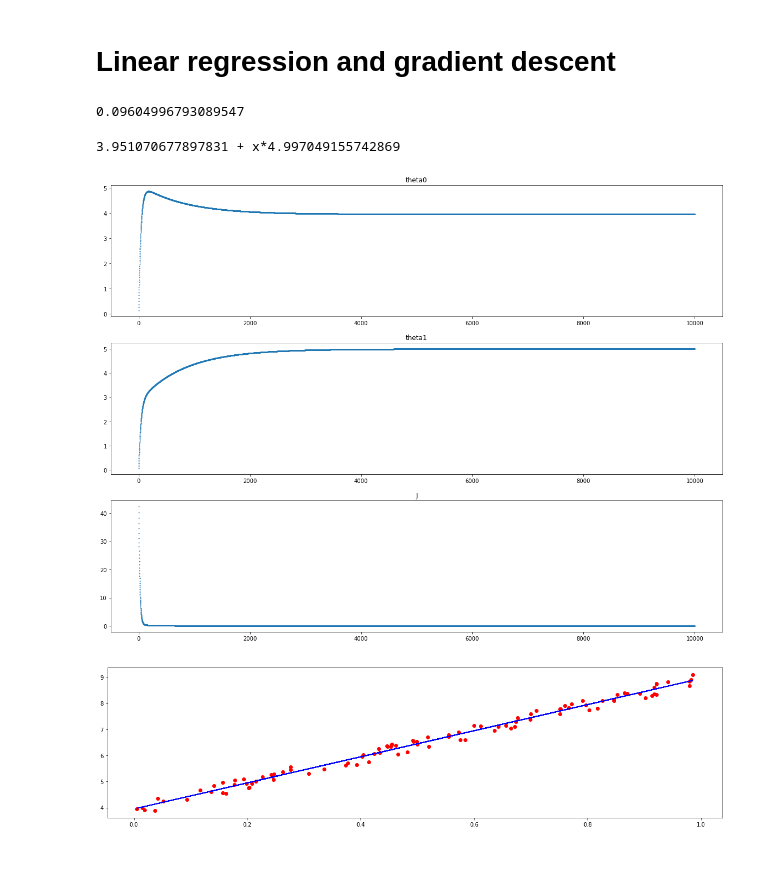
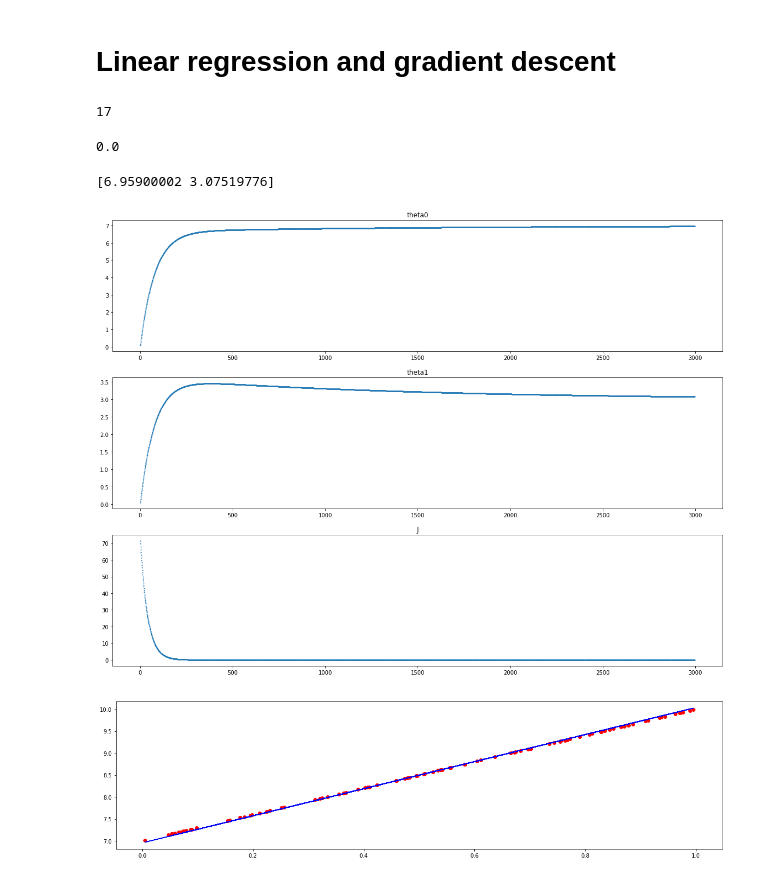
Before and after one commit to loki2302/learning-ml, a Jupyter notebook: math/linear_regression.ipynb, the cells around one changed output. Drawn from its saved outputs; the diff is of its cells as text; code cells hidden in the pictures.

```diff
--- a/math/linear_regression.ipynb
+++ b/math/linear_regression.ipynb
@@ -1,11 +1,19 @@
 # %% [markdown]
 # Linear regression and gradient descent
+# %%
+import numpy as np
+
+def make_linear_regression_model(theta):
+    def f(x):
+        # y = theta[0]*x[0] + theta[1]*x[1] + ... + theta[n-1]*x[n-1]
+        return np.dot(theta, x)
+    return f
+
+model = make_linear_regression_model([2, 3])
+print(model([1, 5])) # =1*2 + 3*5
+# %% [output]
+17
 # %%
-def make_linear_regression_model(theta0, theta1):
-    def f(x):
-        return theta0 + theta1 * x
-    return f
-
 def cost(model, xs, ys):
     sum = 0
     for i in range(0, len(xs)):
@@ -15,11 +23,11 @@ def cost(model, xs, ys):
 import numpy as np
 
 number_of_samples = 100
-xs = np.random.rand(number_of_samples)
-ys = 5*xs + 3.68 + np.random.rand(number_of_samples)*0.5
-xs = xs.tolist()
-ys = ys.tolist()
+xs = np.random.rand(number_of_samples, 1)
+xs = np.insert(xs, 0, 1, 1)
 
-cost(make_linear_regression_model(theta0=3.68, theta1=5), xs, ys)
+ys = 3*xs[:, 1] + 7 #+ np.random.rand(number_of_samples)*0.5
+
+cost(make_linear_regression_model([7, 3]), xs, ys)
 # %% [output]
-0.09604996793089547
+0.0
@@ -26,58 +71,44 @@ cost(make_linear_regression_model(theta0=3.68, theta1=5), xs, ys)
 # %%
-def gradient_descent(make_model, rate, dtheta, iterations, xs, ys):
-    theta0 = 0
-    theta1 = 0
-    history = []
-    for i in range(0, iterations):
-        d_theta0_model_left = make_model(theta0-dtheta/2, theta1)
-        d_theta0_model_right = make_model(theta0+dtheta/2, theta1)
-        d_theta0 = (cost(d_theta0_model_right, xs, ys) - cost(d_theta0_model_left, xs, ys)) / dtheta
+cost_derivative_f1=naive_cost_derivative_calculator(
+    make_model=make_linear_regression_model,
+    dtheta=0.01)
 
-        d_theta1_model_left = make_model(theta0, theta1-dtheta/2)
-        d_theta1_model_right = make_model(theta0, theta1+dtheta/2)
-        d_theta1 = (cost(d_theta1_model_right, xs, ys) - cost(d_theta1_model_left, xs, ys)) / dtheta
-
-        theta0 -= rate * (1/len(xs))*d_theta0
-        theta1 -= rate * (1/len(xs))*d_theta1
-
-        history.append((i, theta0, theta1))
-
-    return history
+cost_derivative_f2=linear_regression_model_cost_derivative_calculator()
 
 history = gradient_descent(
-    make_model=make_linear_regression_model,
+    cost_derivative_f=cost_derivative_f2,
     rate=1,
-    dtheta=0.01,
-    iterations=10000,
+    iterations=3000,
     xs=xs,
     ys=ys)
 
-(_, theta0, theta1) = history[-1]
-print(f'{theta0} + x*{theta1}')
+(_, theta) = history[-1]
+print(theta)
 
 import matplotlib.pyplot as plt
 
 plt.figure(figsize=(20, 15))
 
 plt.subplot(3, 1, 1)
 plt.title('theta0')
-plt.scatter([x[0] for x in history], [x[1] for x in history], s=1)
+plt.scatter([h[0] for h in history], [h[1][0] for h in history], s=1)
 
 plt.subplot(3, 1, 2)
 plt.title('theta1')
-plt.scatter([x[0] for x in history], [x[2] for x in history], s=1)
+plt.scatter([h[0] for h in history], [h[1][1] for h in history], s=1)
 
 plt.subplot(3, 1, 3)
 plt.title('J')
-plt.scatter([x[0] for x in history], [cost(make_linear_regression_model(x[1], x[2]), xs, ys) for x in history], s=1)
+plt.scatter([h[0] for h in history], [cost(make_linear_regression_model(h[1]), xs, ys) for h in history], s=1)
 
 plt.show()
 
+
 plt.figure(figsize=(20, 5))
-plt.scatter(xs, ys, color='r')
-plt.plot(xs, [theta0+theta1*x for x in xs], color='b')
+plt.scatter(xs[:, 1], ys, color='r')
+plt.plot(xs[:, 1], [theta[0]+theta[1]*x for x in xs[:, 1]], color='b')
 plt.show()
 # %% [output]
-3.951070677897831 + x*4.997049155742869
+[6.95900002 3.07519776]
-[figure, old version]
+[figure, new version]
-[figure, old version]
+[figure, new version]
```
Also changed, not shown: parts of 1 cell of this notebook.
